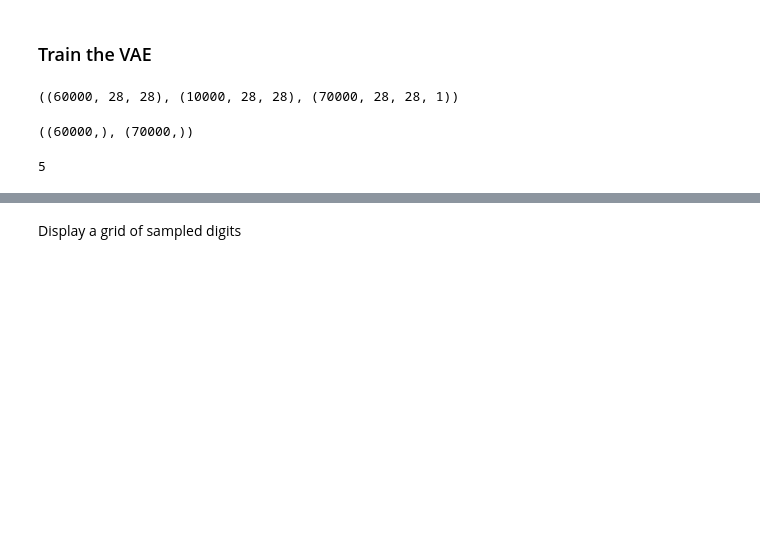
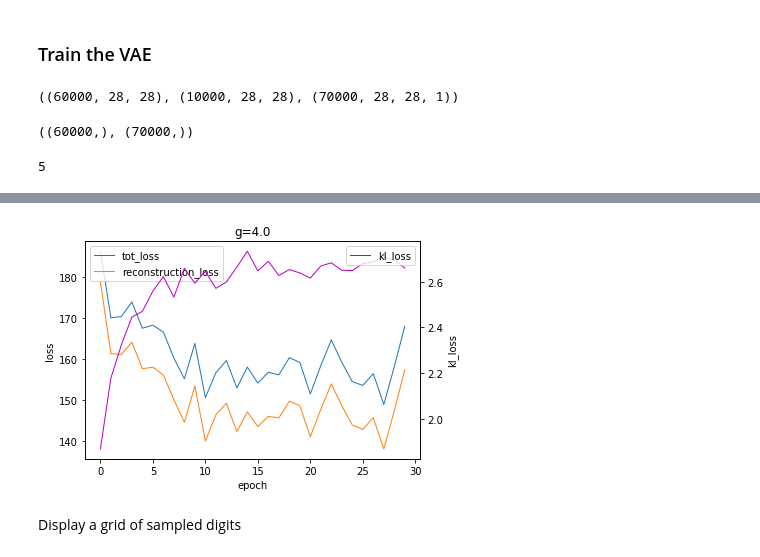
Before and after one commit to dalek7/autoencoder, a Jupyter notebook: 04_variational_autoencoder_keras.ipynb, the cells around one changed output, grey strips where cells are left out. Cells and saved outputs as stored; diff of their text form; code cells hidden in the pictures; blank space fills up the shorter version.

```diff
--- a/04_variational_autoencoder_keras.ipynb
+++ b/04_variational_autoencoder_keras.ipynb
@@ -105,14 +104,12 @@ class VAE(keras.Model):
         self.encoder = encoder
         self.decoder = decoder
         self.g = g
-        self.vloss_kl = []
-        self.vloss_recon = []
-        self.vloss_tot = []
 
 
     def train_step(self, data):
         if isinstance(data, tuple):
-            data = data[0]
+            data = data[0] # Arguments: data: A nested structure of `Tensor`s.
+
         with tf.GradientTape() as tape:
             z_mean, z_log_var, z = encoder(data)
             reconstruction = decoder(z)
@@ -161,4 +158,4 @@ vae.compile(loss='mse', optimizer=keras.optimizers.Adam())
 # %%
 #tf.keras.utils.plot_model(vae, to_file="model_vae.png", show_shapes=True)
 # %%
-train = True
+training = True
@@ -165,5 +168,5 @@ train = True
 # %%
-if train:
+if training:
     history = vae.fit(mnist_digits, epochs=30, batch_size=128*1)
     #vae.save('model.h5')
     vae.save_weights('model.h5')
@@ -191,21 +194,24 @@ Epoch 30/30
 # %%
-if train:
+if training:
     import matplotlib.pyplot as plt
 
     fig, loss_ax = plt.subplots()
     acc_ax = loss_ax.twinx()
 
     loss_ax.plot(history.history['loss'],  label='tot_loss', linewidth=1)
     loss_ax.plot(history.history['reconstruction_loss'],  label='reconstruction_loss', linewidth=1)
     loss_ax.set_xlabel('epoch')
     loss_ax.set_ylabel('loss')
     loss_ax.legend(loc='upper left')
 
 
     acc_ax.plot(history.history['kl_loss'], 'm' ,label='kl_loss', linewidth=1)
     acc_ax.set_ylabel('kl_loss')
     acc_ax.legend(loc='upper right')
     plt.title('g={}'.format(g))
+    plt.show()
+# %% [output]
+[figure, added]
 # %% [markdown]
 Display a grid of sampled digits
 # %%
```
Also changed, not shown: parts of 7 cells of this notebook.
